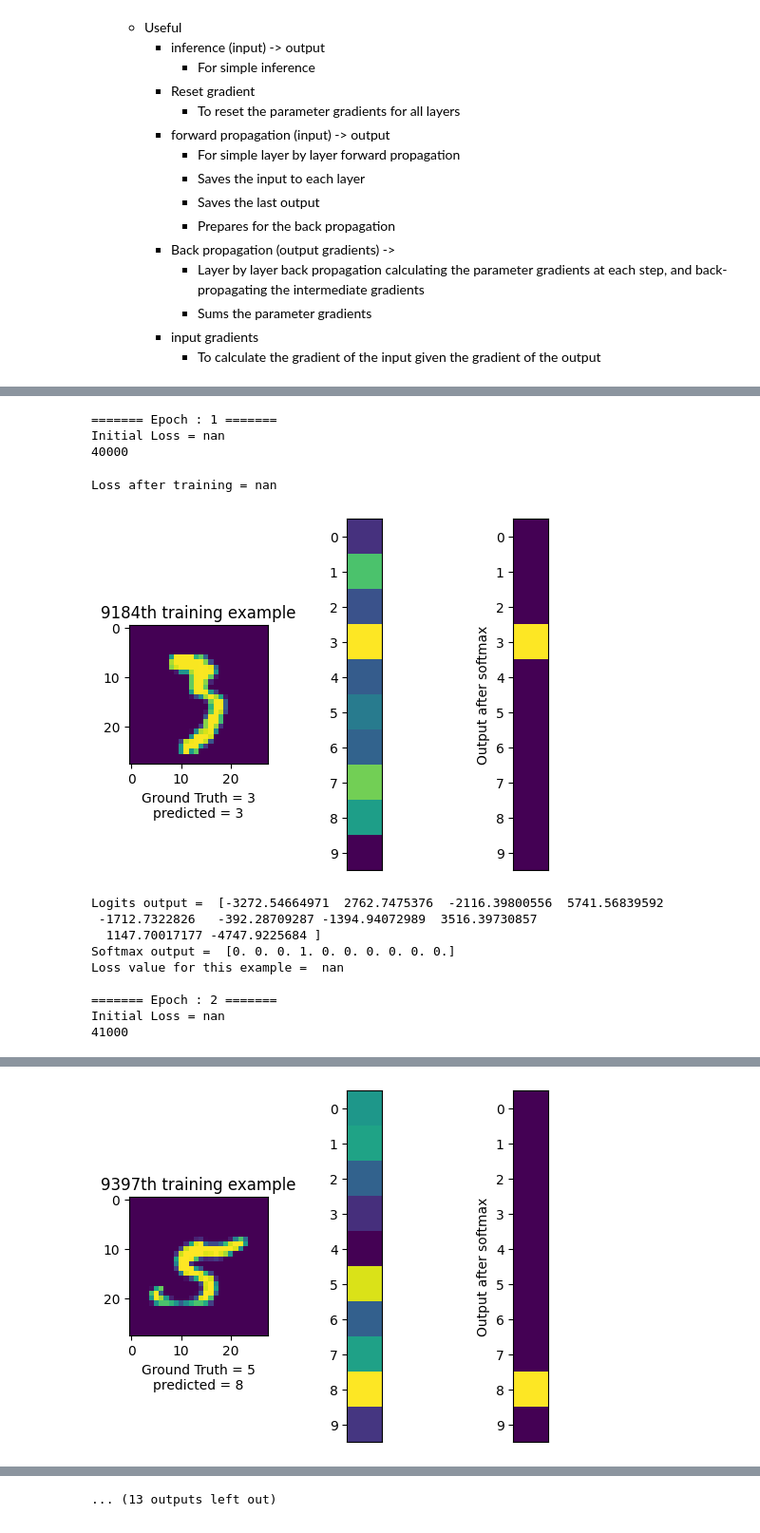
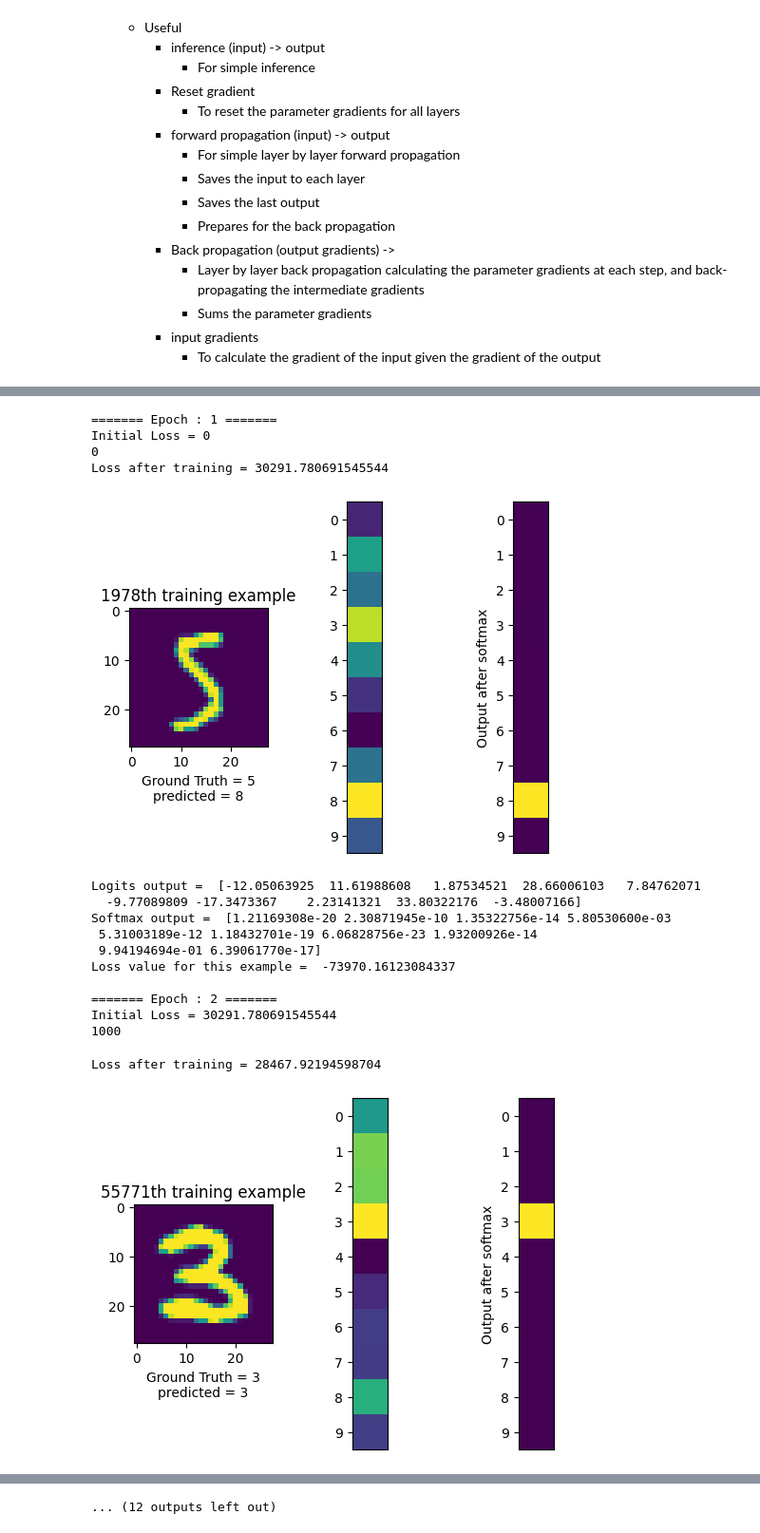
Before and after one commit to krischal111/Deep-learning-implementation, a Jupyter notebook: deep-learning-complete.ipynb, the cells around one changed output, grey strips where cells are left out. Shown: that part at 95% size. Cells and saved outputs as stored; diff of their text form; code cells hidden in the pictures.

Commit message:
Improved loss, changed model, more details

```diff
--- a/deep-learning-complete.ipynb
+++ b/deep-learning-complete.ipynb
@@ -274,8 +274,11 @@ class CrossEntropyLossFunctionFromLogits:
         self.loss_function = softmax_function
 
     def apply(self, prediction, ground_truth):
+        # ground_truth_class = np.argmax(ground_truth)
+        # return -np.log(softmax_function(prediction)[ground_truth_class])
+
         softmax_output = softmax_function(prediction)
-        return np.sum(np.multiply(-ground_truth, np.log(prediction)))
+        return np.sum(np.multiply(-ground_truth, np.log(softmax_output)))
 
     def __call__(self, prediction, ground_truth):
         return self.apply(prediction, ground_truth)
@@ -403,19 +406,15 @@ MnistClassificationModel = Sequential_Model([
         Scaler(scale_factor=(1/255)),
         Flattener(shape=(28,28)),
 
-        Weights(28*28, 512),
-        Biases(512),
+        Weights(28*28, 256),
+        Biases(256),
         ReluActivation(),
 
-        Weights(512, 200),
-        Biases(200),
+        Weights(256, 64),
+        Biases(64),
         ReluActivation(),
 
-        Weights(200, 50),
-        Biases(50),
-        ReluActivation(),
-
-        Weights(50, 10),
+        Weights(64, 10),
         Biases(10),
 
         SoftmaxActivationOnlyWhenNeeded(),
@@ -426,6 +425,8 @@ MnistClassificationModel = Sequential_Model([
 )
 # Reset cursor for training dataset if model is reinstiated
 cursor = 0
+losses = []
+# also reset the loss, because when model is reinstated training is gone, and so are losses
 
 print(MnistClassificationModel)
 # output = MnistClassificationModel(random_X)
@@ -505,35 +511,39 @@ Loss value for this example =  nan
 # %%
 examples = 10
 epochs = 40
 last_epoch = -1
-learning_rate = 0.00003
+learning_rate = 0.003
 for epoch in range(epochs):
     print(f"\n======= Epoch : {epoch+1} =======")
     print(f"Initial Loss = {MnistClassificationModel.get_loss()}")
     MnistClassificationModel.reset_gradient()
     batchx, batchy = batch_generator_1000()
     for tx, ty in zip(batchx, batchy):
         MnistClassificationModel.see_dataset_for_training(tx, ty)
 
     MnistClassificationModel.make_model_learn(learning_rate/1000)
     print(f"Loss after training = {MnistClassificationModel.get_loss()}")
+    losses.append(MnistClassificationModel.get_loss())
 
     log_epoch = np.floor(np.log(epoch + 1)/np.log(epochs)*examples)
     if log_epoch != last_epoch:
         model_tester(print_outputs=True)
     last_epoch = log_epoch
 # %% [output]
 ======= Epoch : 1 =======
-Initial Loss = nan
-40000
+Initial Loss = 0
+0
+Loss after training = 30291.780691545544
+[figure, new version]
-Loss after training = nan
+Logits output =  [-12.05063925  11.61988608   1.87534521  28.66006103   7.84762071
+  -9.77089809 -17.3473367    2.23141321  33.80322176  -3.48007166]
+Softmax output =  [1.21169308e-20 2.30871945e-10 1.35322756e-14 5.80530600e-03
+ 5.31003189e-12 1.18432701e-19 6.06828756e-23 1.93200926e-14
+ 9.94194694e-01 6.39061770e-17]
+Loss value for this example =  -73970.16123084337
+
+======= Epoch : 2 =======
+Initial Loss = 30291.780691545544
+1000
-[figure, old version]
-Logits output =  [-3272.54664971  2762.7475376  -2116.39800556  5741.56839592
- -1712.7322826   -392.28709287 -1394.94072989  3516.39730857
-  1147.70017177 -4747.9225684 ]
-Softmax output =  [0. 0. 0. 1. 0. 0. 0. 0. 0. 0.]
-Loss value for this example =  nan
-
-======= Epoch : 2 =======
-Initial Loss = nan
-41000
+Loss after training = 28467.92194598704
+[figure, new version]
@@ -541 +560,0 @@ Loss after training = nan
-[figure, old version]
@@ -576 +602 @@ Loss after training = nan
-... (13 outputs left out)
+... (12 outputs left out)
```
Also changed, not shown: parts of 7 cells of this notebook, 5 other files.
